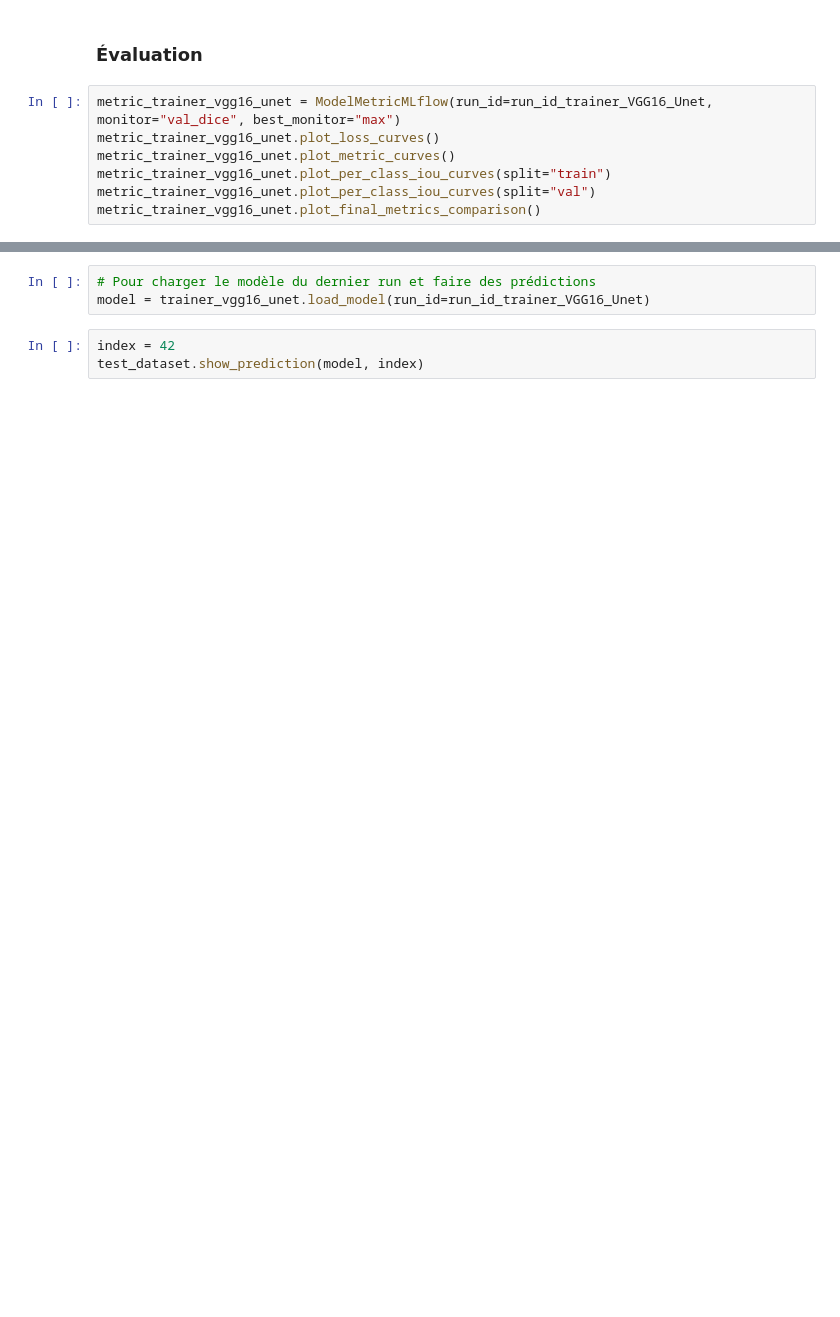
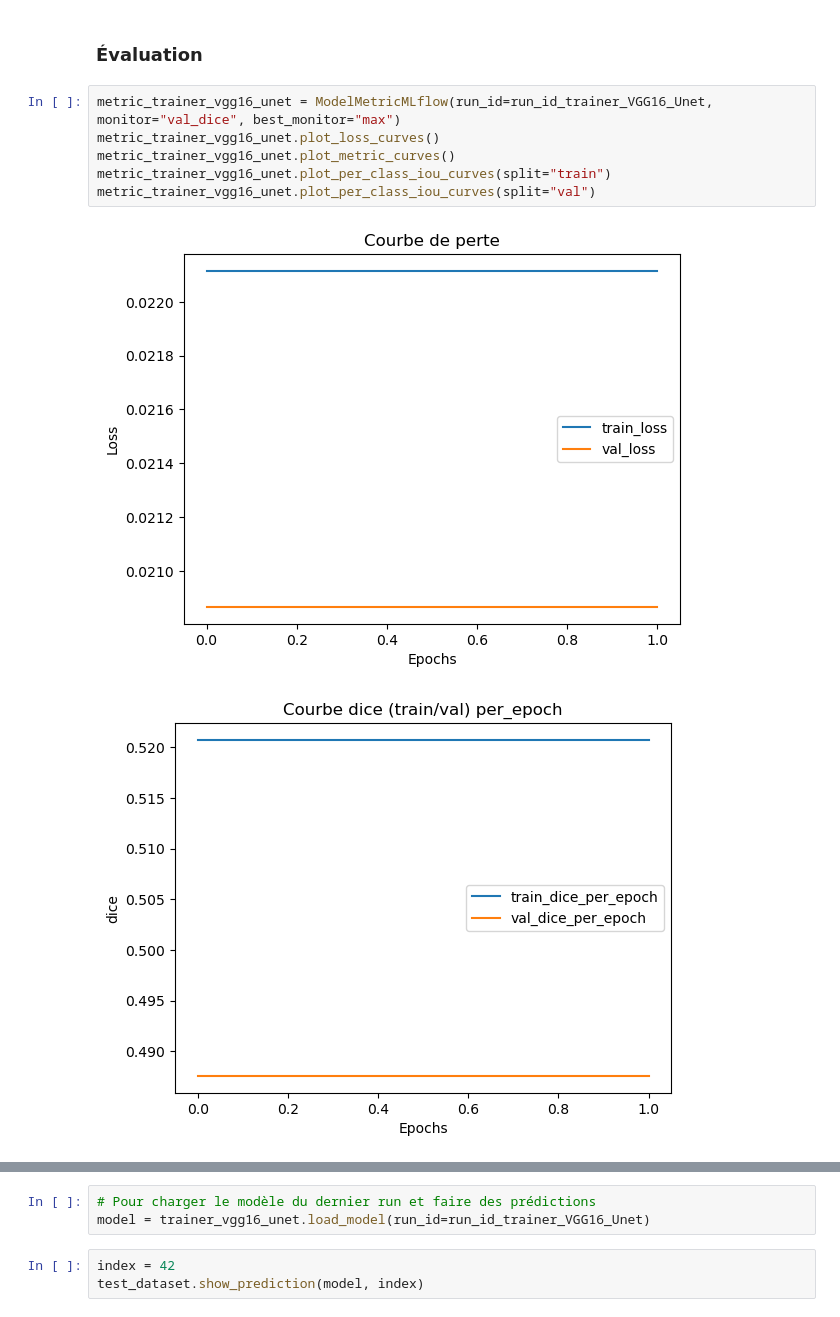
Before and after one commit to Oxelie/P8_Segmentation_Images, a Jupyter notebook: models.ipynb, the cells around one changed output, grey strips where cells are left out. Cells and saved outputs as stored; diff of their text form; blank space fills up the shorter version.

```diff
--- a/models.ipynb
+++ b/models.ipynb
@@ -1618,7 +1635,9 @@ run_id_trainer_VGG16_Unet = trainer_vgg16_unet.train_and_log(train_dataset, val_
 # %%
 metric_trainer_vgg16_unet = ModelMetricMLflow(run_id=run_id_trainer_VGG16_Unet, monitor="val_dice", best_monitor="max")
 metric_trainer_vgg16_unet.plot_loss_curves()
 metric_trainer_vgg16_unet.plot_metric_curves()
 metric_trainer_vgg16_unet.plot_per_class_iou_curves(split="train")
 metric_trainer_vgg16_unet.plot_per_class_iou_curves(split="val")
-metric_trainer_vgg16_unet.plot_final_metrics_comparison()
+# %% [output]
+[figure, added]
+[figure, added]
```
Also changed, not shown: parts of 17 cells of this notebook, 1 other file.
